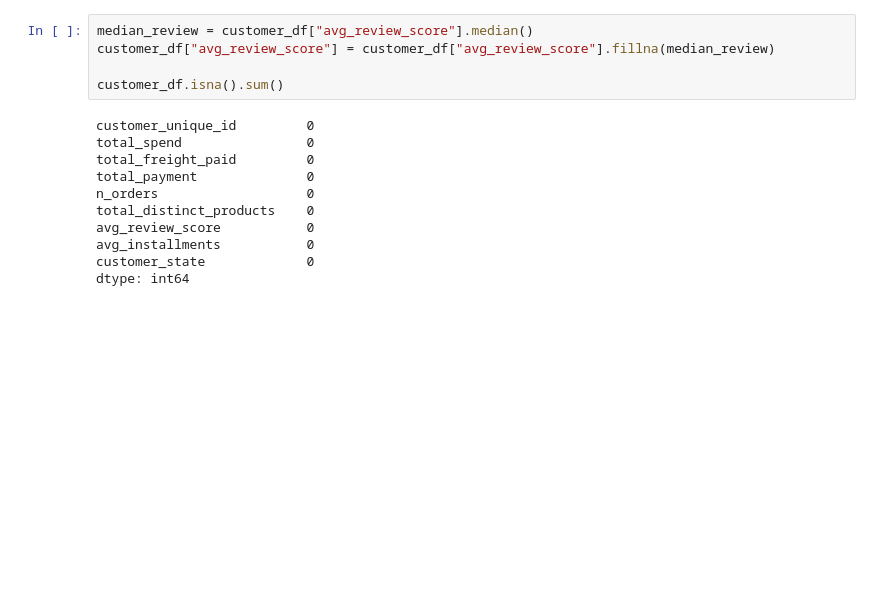
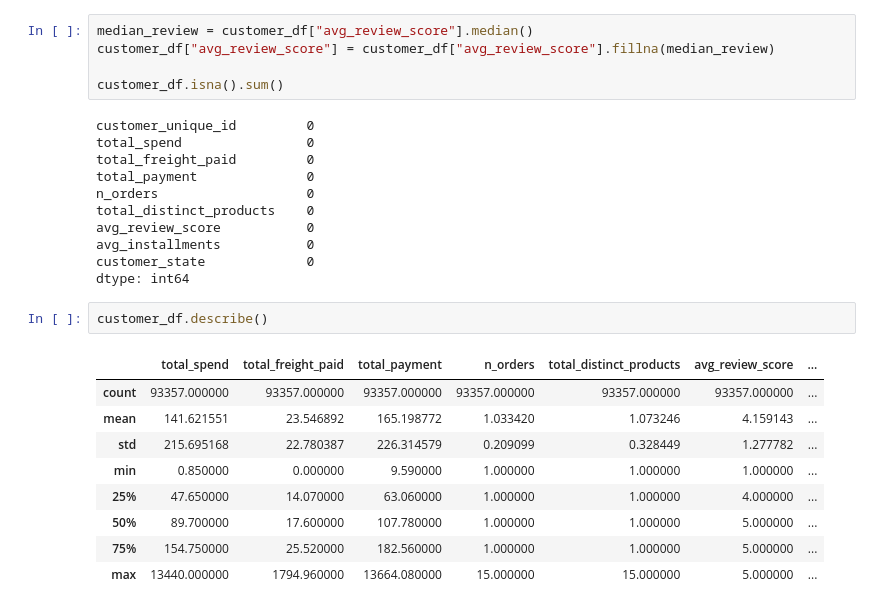
Before and after one commit to nayeem29dse/Olist-customer-and-geo-segmentation-with-K-Means-Clustering, a Jupyter notebook: preprocessing.ipynb, the cells around one changed output. Cells and saved outputs as stored; diff of their text form; blank space fills up the shorter version.

```diff
--- a/preprocessing.ipynb
+++ b/preprocessing.ipynb
@@ -504,3 +504,15 @@ avg_review_score           0
 avg_installments           0
 customer_state             0
 dtype: int64
+# %%
+customer_df.describe()
+# %% [output]
+|  | total_spend | total_freight_paid | total_payment | n_orders | total_distinct_products | avg_review_score | ... |
+| count | 93357.000000 | 93357.000000 | 93357.000000 | 93357.000000 | 93357.000000 | 93357.000000 | ... |
+| mean | 141.621551 | 23.546892 | 165.198772 | 1.033420 | 1.073246 | 4.159143 | ... |
+| std | 215.695168 | 22.780387 | 226.314579 | 0.209099 | 0.328449 | 1.277782 | ... |
+| min | 0.850000 | 0.000000 | 9.590000 | 1.000000 | 1.000000 | 1.000000 | ... |
+| 25% | 47.650000 | 14.070000 | 63.060000 | 1.000000 | 1.000000 | 4.000000 | ... |
+| 50% | 89.700000 | 17.600000 | 107.780000 | 1.000000 | 1.000000 | 5.000000 | ... |
+| 75% | 154.750000 | 25.520000 | 182.560000 | 1.000000 | 1.000000 | 5.000000 | ... |
+| max | 13440.000000 | 1794.960000 | 13664.080000 | 15.000000 | 15.000000 | 5.000000 | ... |
```
